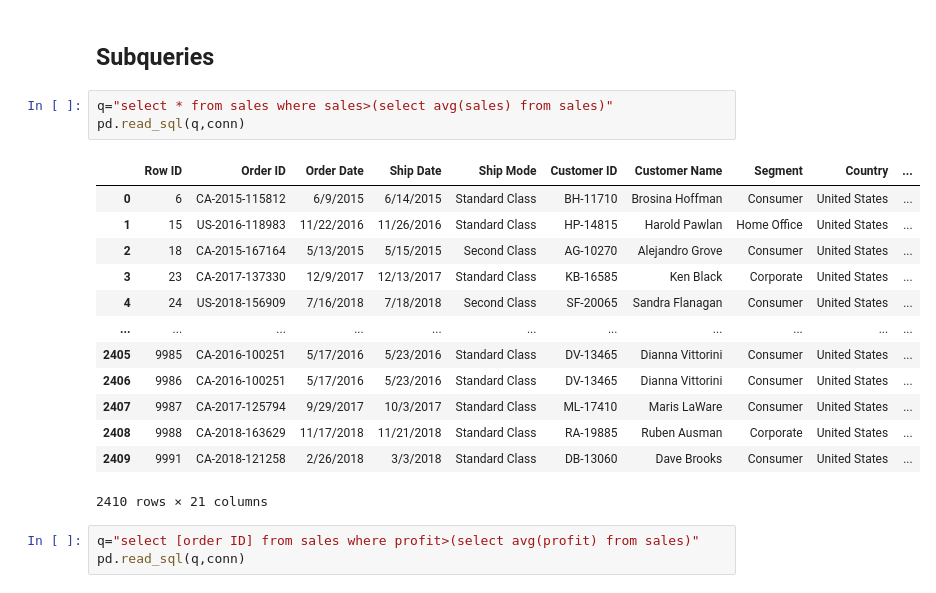
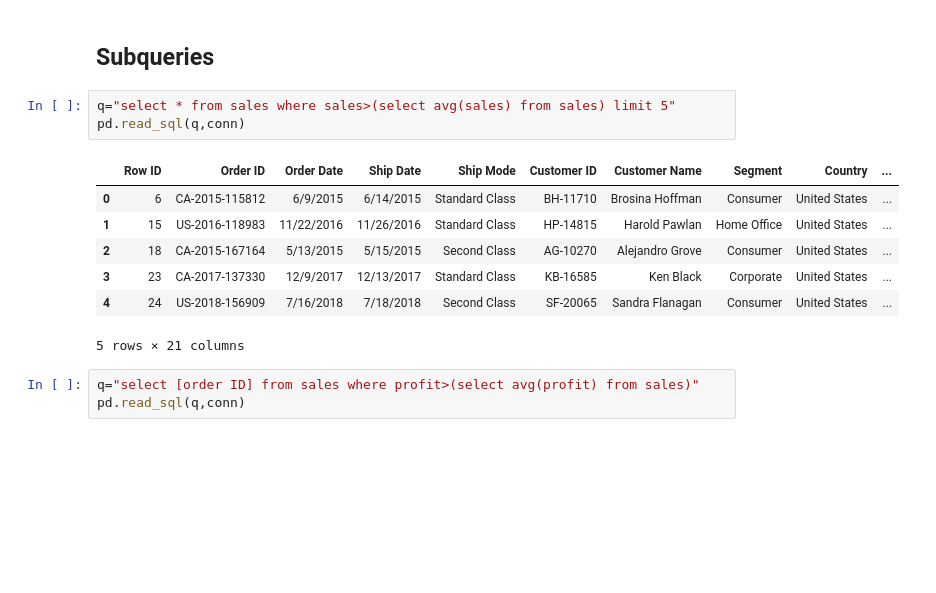
Before and after one commit to shravyanjali200/apexplanet-data-analytics, a Jupyter notebook: notebooks/02_SQL_Analysis.ipynb, the cells around one changed output. Drawn from its saved outputs; the diff is of its cells as text; blank space fills up the shorter version.

```diff
--- a/notebooks/02_SQL_Analysis.ipynb
+++ b/notebooks/02_SQL_Analysis.ipynb
@@ -296,22 +291,16 @@ These regions contribute significantly to overall business revenue and should be
 # %% [markdown]
 ## Subqueries
 # %%
-q="select * from sales where sales>(select avg(sales) from sales)"
+q="select * from sales where sales>(select avg(sales) from sales) limit 5"
 pd.read_sql(q,conn)
 # %% [output]
 |  | Row ID | Order ID | Order Date | Ship Date | Ship Mode | Customer ID | Customer Name | Segment | Country | ... |
 | 0 | 6 | CA-2015-115812 | 6/9/2015 | 6/14/2015 | Standard Class | BH-11710 | Brosina Hoffman | Consumer | United States | ... |
 | 1 | 15 | US-2016-118983 | 11/22/2016 | 11/26/2016 | Standard Class | HP-14815 | Harold Pawlan | Home Office | United States | ... |
 | 2 | 18 | CA-2015-167164 | 5/13/2015 | 5/15/2015 | Second Class | AG-10270 | Alejandro Grove | Consumer | United States | ... |
 | 3 | 23 | CA-2017-137330 | 12/9/2017 | 12/13/2017 | Standard Class | KB-16585 | Ken Black | Corporate | United States | ... |
 | 4 | 24 | US-2018-156909 | 7/16/2018 | 7/18/2018 | Second Class | SF-20065 | Sandra Flanagan | Consumer | United States | ... |
-| ... | ... | ... | ... | ... | ... | ... | ... | ... | ... | ... |
-| 2405 | 9985 | CA-2016-100251 | 5/17/2016 | 5/23/2016 | Standard Class | DV-13465 | Dianna Vittorini | Consumer | United States | ... |
-| 2406 | 9986 | CA-2016-100251 | 5/17/2016 | 5/23/2016 | Standard Class | DV-13465 | Dianna Vittorini | Consumer | United States | ... |
-| 2407 | 9987 | CA-2017-125794 | 9/29/2017 | 10/3/2017 | Standard Class | ML-17410 | Maris LaWare | Consumer | United States | ... |
-| 2408 | 9988 | CA-2018-163629 | 11/17/2018 | 11/21/2018 | Standard Class | RA-19885 | Ruben Ausman | Corporate | United States | ... |
-| 2409 | 9991 | CA-2018-121258 | 2/26/2018 | 3/3/2018 | Standard Class | DB-13060 | Dave Brooks | Consumer | United States | ... |
-2410 rows × 21 columns
+5 rows × 21 columns
 # %%
 q="select [order ID] from sales where profit>(select avg(profit) from sales)"
 pd.read_sql(q,conn)
```
Also changed, not shown: parts of 3 cells of this notebook, 3 other files.
